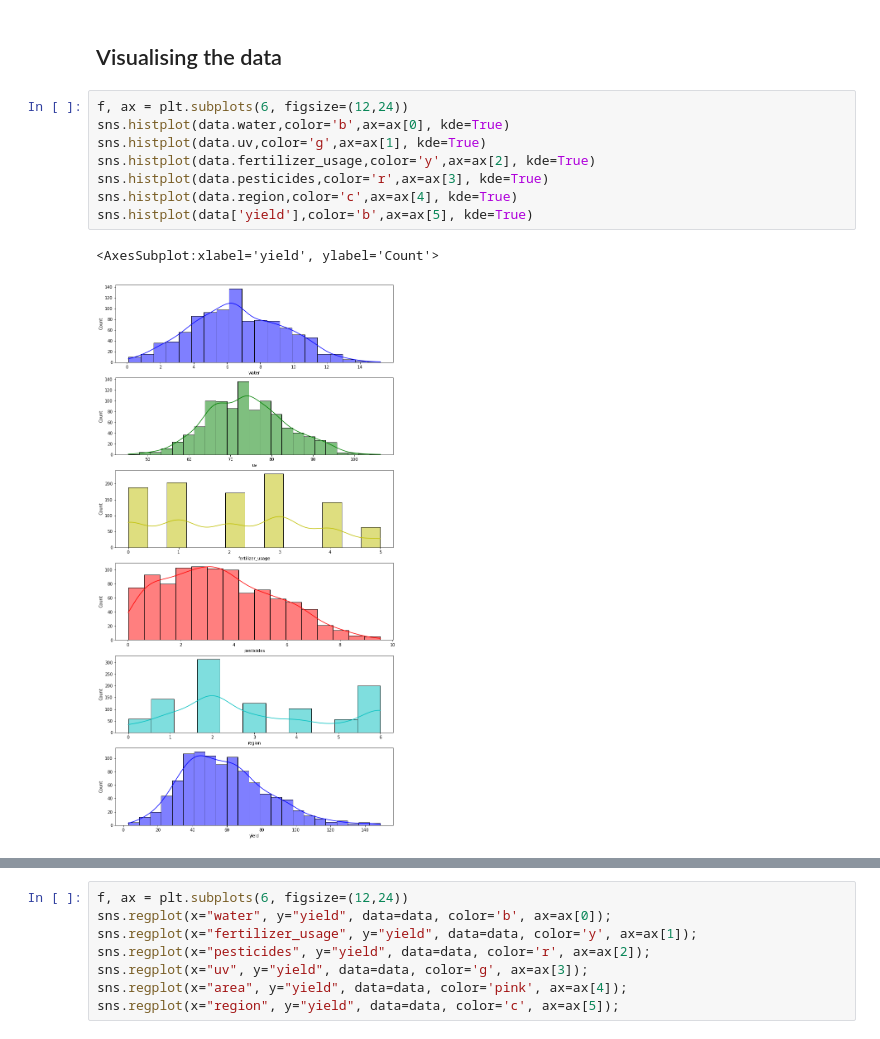
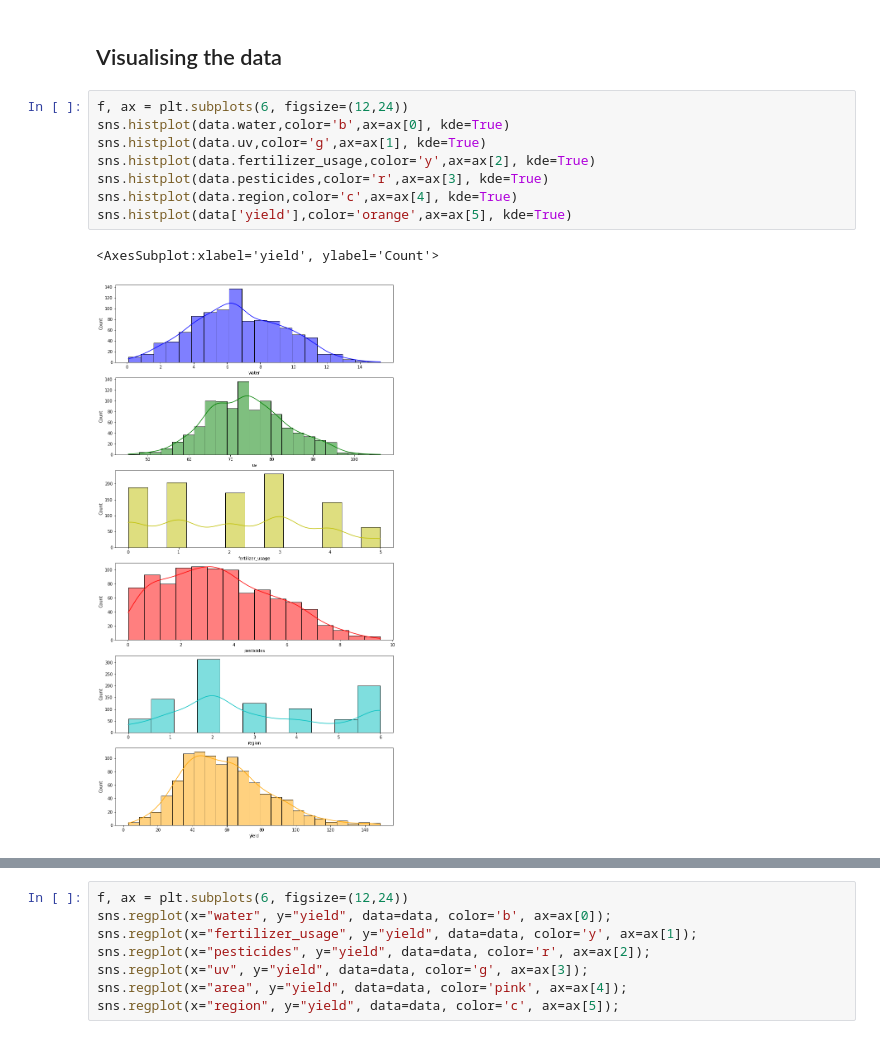
Before and after one commit to Akshaj000/CropYieldPrediction-LinearRegression, a Jupyter notebook: notebook.ipynb, the cells around one changed output, grey strips where cells are left out. Drawn from its saved outputs; the diff is of its cells as text.

```diff
--- a/notebook.ipynb
+++ b/notebook.ipynb
@@ -137,12 +143,12 @@ Index(['water', 'uv', 'area', 'fertilizer_usage', 'yield', 'pesticides',
 # %%
 f, ax = plt.subplots(6, figsize=(12,24))
 sns.histplot(data.water,color='b',ax=ax[0], kde=True)
 sns.histplot(data.uv,color='g',ax=ax[1], kde=True)
 sns.histplot(data.fertilizer_usage,color='y',ax=ax[2], kde=True)
 sns.histplot(data.pesticides,color='r',ax=ax[3], kde=True)
 sns.histplot(data.region,color='c',ax=ax[4], kde=True)
-sns.histplot(data['yield'],color='b',ax=ax[5], kde=True)
+sns.histplot(data['yield'],color='orange',ax=ax[5], kde=True)
 # %% [output]
 <AxesSubplot:xlabel='yield', ylabel='Count'>
-[figure, old version]
+[figure, new version]
 # %%
```
Also changed, not shown: parts of 11 cells of this notebook.
